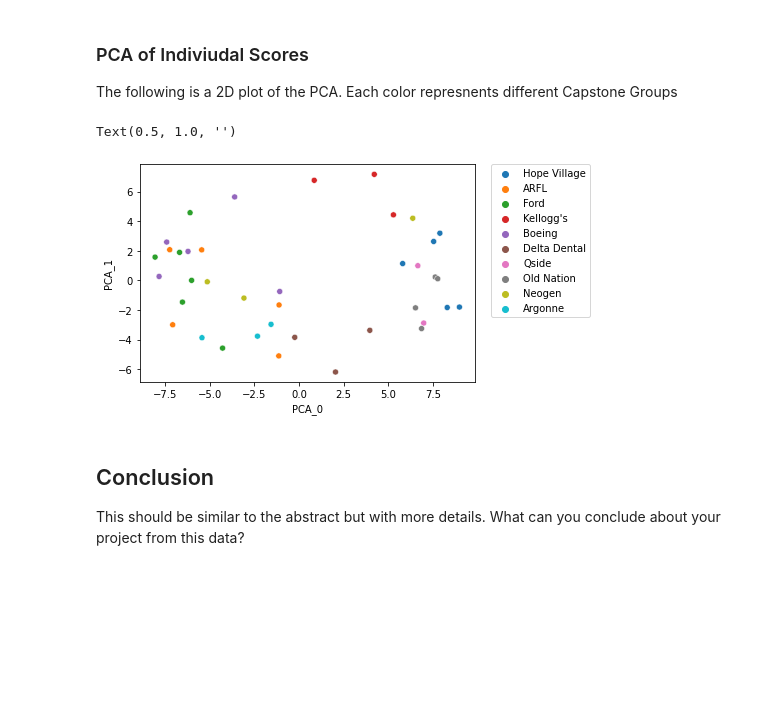
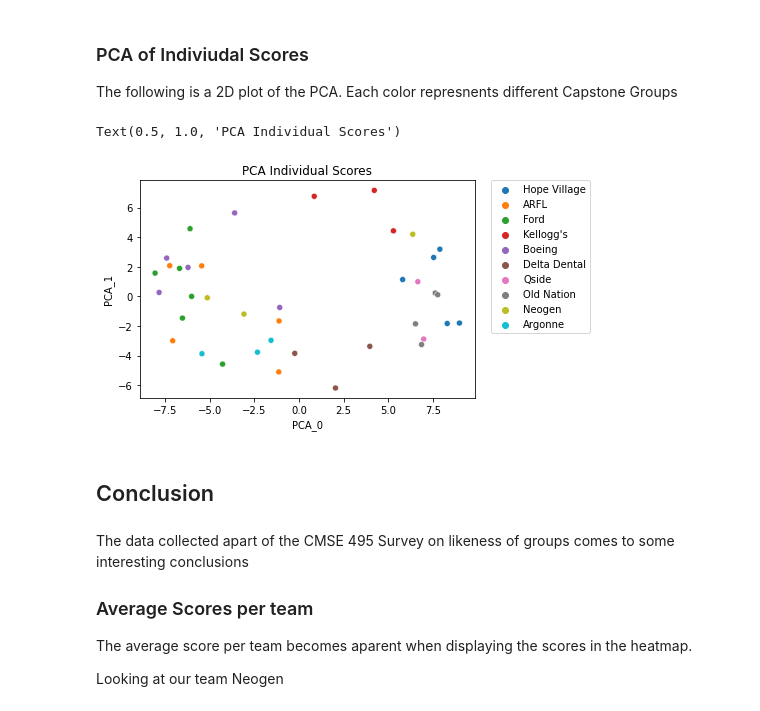
Before and after one commit to colbrydi/CMSE495_2022_Distance_Measures, a Jupyter notebook: Suggested.ipynb, the cells around one changed output. Drawn from its saved outputs; the diff is of its cells as text; code cells hidden in the pictures; blank space fills up the shorter version.

```diff
--- a/Suggested.ipynb
+++ b/Suggested.ipynb
@@ -172,13 +187,20 @@ The following is a 2D plot of the PCA. Each color represnents different Capstone
 # %%
 sns.scatterplot(x = pca_fit[:,0], y = pca_fit[:,1], hue = data["Team"])
 plt.legend(bbox_to_anchor=(1.05, 1), loc='upper left', borderaxespad=0)
 plt.xlabel('PCA_0')
 plt.ylabel('PCA_1')
-plt.title('')
+plt.title('PCA Individual Scores')
 # %% [output]
-Text(0.5, 1.0, '')
+Text(0.5, 1.0, 'PCA Individual Scores')
-[figure, old version]
+[figure, new version]
 # %% [markdown]
 ## Conclusion
-
-This should be similar to the abstract but with more details. What can you conclude about your project from this data?
+# %% [markdown]
+The data collected apart of the CMSE 495 Survey on likeness of groups comes to some interesting conclusions
+
+### Average Scores per team
+
+The average score per team becomes aparent when displaying the scores in the heatmap.
+
+
+Looking at our team Neogen
```
Also changed, not shown: parts of 4 cells of this notebook.
